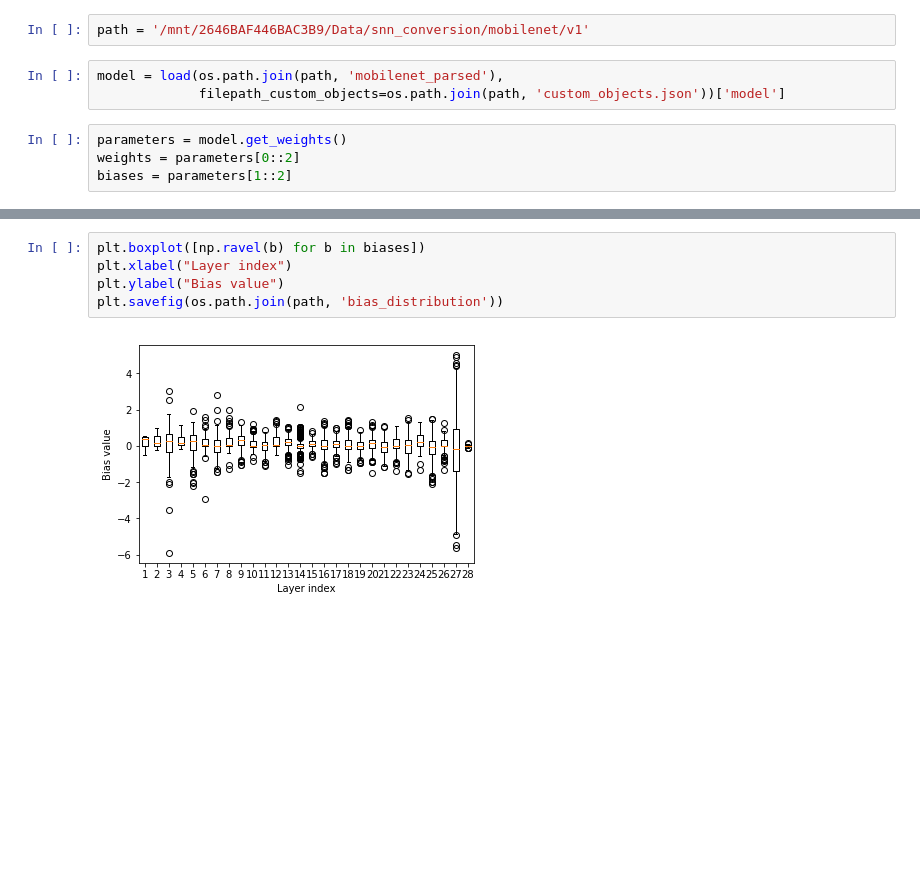
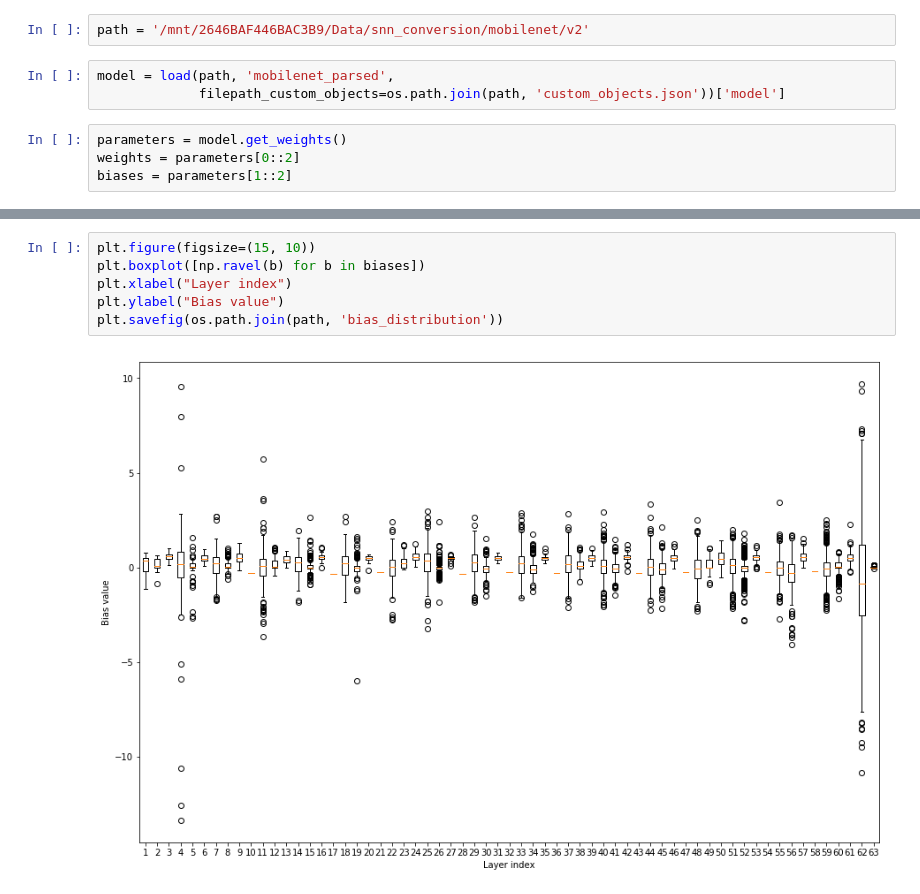
Before and after one commit to NeuromorphicProcessorProject/snn_toolbox, a Jupyter notebook: scripts/ann_architectures/mobilenet/analyse_weights.ipynb, the cells around one changed output, grey strips where cells are left out. Saved outputs shown, nothing was run; the diff lists cells and outputs as text; blank space fills up the shorter version.

Commit message:
Minor updates to script that analyzes parameter distributions of MobileNet-V2.

```diff
--- a/scripts/ann_architectures/mobilenet/analyse_weights.ipynb
+++ b/scripts/ann_architectures/mobilenet/analyse_weights.ipynb
@@ -8,7 +10,7 @@ from snntoolbox.parsing.model_libs.keras_input_lib import load
 # %%
-path = '/mnt/2646BAF446BAC3B9/Data/snn_conversion/mobilenet/v1'
+path = '/mnt/2646BAF446BAC3B9/Data/snn_conversion/mobilenet/v2'
 # %%
-model = load(os.path.join(path, 'mobilenet_parsed'),
+model = load(path, 'mobilenet_parsed',
              filepath_custom_objects=os.path.join(path, 'custom_objects.json'))['model']
 # %%
 parameters = model.get_weights()
@@ -24,7 +27,8 @@ plt.savefig(os.path.join(path, 'weight_distribution'))
 # %%
+plt.figure(figsize=(15, 10))
 plt.boxplot([np.ravel(b) for b in biases])
 plt.xlabel("Layer index")
 plt.ylabel("Bias value")
 plt.savefig(os.path.join(path, 'bias_distribution'))
 # %% [output]
-[figure, old version]
+[figure, new version]
```
Also changed, not shown: parts of 2 cells of this notebook.
